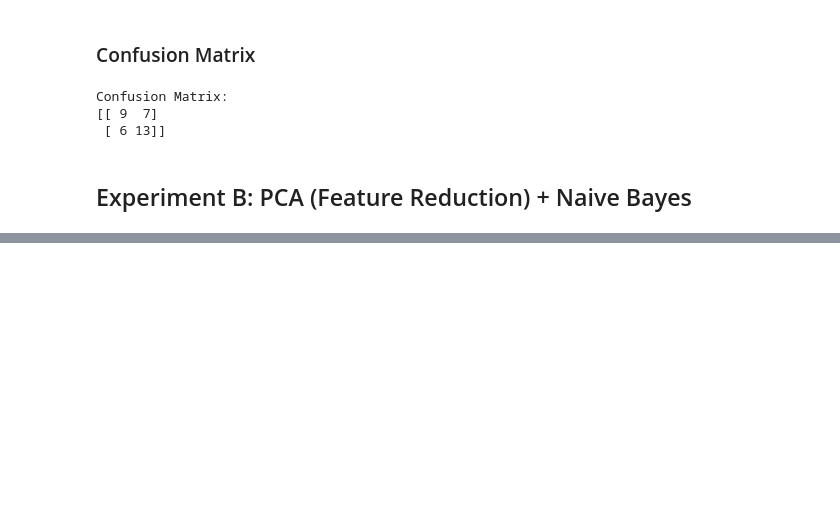
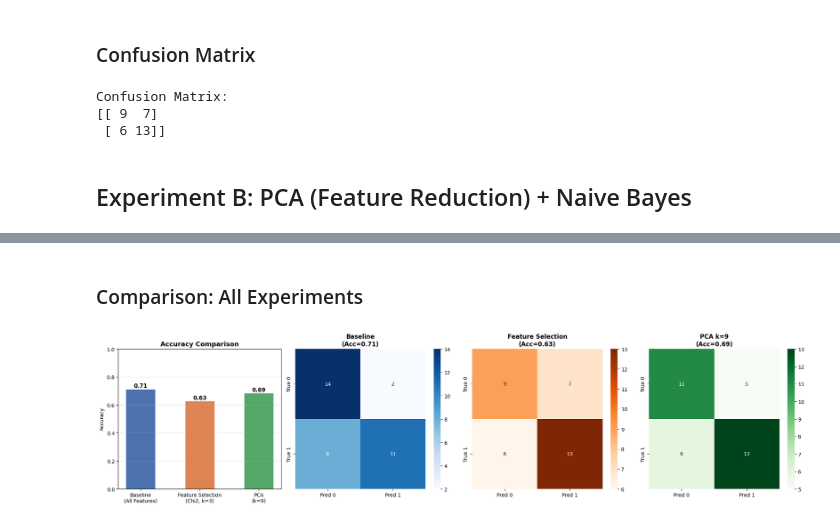
Before and after one commit to OmarAwadSaber/SupervisedLearningAssignment1, a Jupyter notebook: Dataset1.ipynb, the cells around one changed output, grey strips where cells are left out. Drawn from its saved outputs; the diff is of its cells as text; code cells hidden in the pictures; blank space fills up the shorter version.

```diff
--- a/Dataset1.ipynb
+++ b/Dataset1.ipynb
@@ -61,7 +61,7 @@ CategoricalNB(min_categories=array([ 23, 173,  51,  27,  41,  67,   2,   9,   4,
 # %% [markdown]
 ### Prediction
 # %%
-y_pred = model.predict(x_test)
+y_baseline_pred = model.predict(x_test)
 # %% [markdown]
 ### Accuracy Evaluation
 # %%
@@ -127,7 +127,7 @@ CategoricalNB(min_categories=array([173,  27,  46]))
 # %% [markdown]
 ### Prediction
 # %%
-y_pred = model.predict(x_test_selected)
+y_feature_selection_pred = model.predict(x_test_selected)
 # %% [markdown]
 ### Accuracy Evaluation
 # %%
@@ -169,0 +273,16 @@ Confusion Matrix:
+# %%
+from sklearn.metrics import classification_report, confusion_matrix
+
+pca_best = PCA(n_components=best_k)
+X_train_pca = pca_best.fit_transform(X_train_np)
+X_test_pca  = pca_best.transform(X_test_np)
+
+gnb_best = GaussianNB()
+gnb_best.fit(X_train_pca, y_train)
+y_pred_pca = gnb_best.predict(X_test_pca)
+
+print(f'Best k = {best_k}')
+print(f'Accuracy: {accuracy_score(y_test, y_pred_pca):.2f}\n')
+print(classification_report(y_test, y_pred_pca))
+print('Confusion Matrix:')
+print(confusion_matrix(y_test, y_pred_pca))
@@ -169,0 +305,59 @@ Confusion Matrix:
+# %% [markdown]
+### Comparison: All Experiments
+# %%
+import matplotlib.pyplot as plt
+import seaborn as sns
+import pandas as pd
+from sklearn.metrics import confusion_matrix, accuracy_score
+
+# ── Accuracies من الـ predictions الفعلية ─────────────────────────
+acc_baseline = accuracy_score(y_test, y_baseline_pred)
+acc_featsel  = accuracy_score(y_test, y_feature_selection_pred)
+acc_pca      = accuracy_score(y_test, y_pred_pca)
+
+labels = ['Baseline\n(All Features)', 'Feature Selection\n(Chi2, k=3)', f'PCA\n(k={best_k})']
+accs   = [acc_baseline, acc_featsel, acc_pca]
+colors = ['#4C72B0', '#DD8452', '#55A868']
+
+fig, axes = plt.subplots(1, 4, figsize=(20, 5))
+
+# ── Bar chart ──────────────────────────────────────────────────────
+bars = axes[0].bar(labels, accs, color=colors, edgecolor='white', width=0.5)
+for bar, acc in zip(bars, accs):
+    axes[0].text(bar.get_x() + bar.get_width()/2, bar.get_height() + 0.01,
+                 f'{acc:.2f}', ha='center', fontsize=11, fontweight='bold')
+axes[0].set_ylim(0, 1.0)
+axes[0].set_title('Accuracy Comparison', fontsize=13, fontweight='bold')
+axes[0].set_ylabel('Accuracy')
+axes[0].grid(axis='y', alpha=0.3)
+
+# ── Confusion Matrix — Baseline ────────────────────────────────────
+sns.heatmap(confusion_matrix(y_test, y_baseline_pred), annot=True, fmt='d',
+            cmap='Blues', ax=axes[1],
+            xticklabels=['Pred 0','Pred 1'], yticklabels=['True 0','True 1'])
+axes[1].set_title(f'Baseline\n(Acc={acc_baseline:.2f})', fontweight='bold')
+
+# ── Confusion Matrix — Feature Selection ───────────────────────────
+sns.heatmap(confusion_matrix(y_test, y_feature_selection_pred), annot=True, fmt='d',
+            cmap='Oranges', ax=axes[2],
+            xticklabels=['Pred 0','Pred 1'], yticklabels=['True 0','True 1'])
+axes[2].set_title(f'Feature Selection\n(Acc={acc_featsel:.2f})', fontweight='bold')
+
+# ── Confusion Matrix — PCA ─────────────────────────────────────────
+sns.heatmap(confusion_matrix(y_test, y_pred_pca), annot=True, fmt='d',
+            cmap='Greens', ax=axes[3],
+            xticklabels=['Pred 0','Pred 1'], yticklabels=['True 0','True 1'])
+axes[3].set_title(f'PCA k={best_k}\n(Acc={acc_pca:.2f})', fontweight='bold')
+
+plt.tight_layout()
+plt.show()
+
+# ── Summary Table ──────────────────────────────────────────────────
+summary = pd.DataFrame({
+    'Experiment'    : ['Baseline (All Features)', 'Feature Selection (k=3)', f'PCA from Scratch (k={best_k})'],
+    'Accuracy'      : [acc_baseline, acc_featsel, acc_pca],
+    '# Features/PCs': [x_train.shape[1], 3, best_k]
+})
+print(summary.to_string(index=False))
+# %% [output]
+[figure, added]
```
Also changed, not shown: parts of 15 cells of this notebook, 4 other files.
